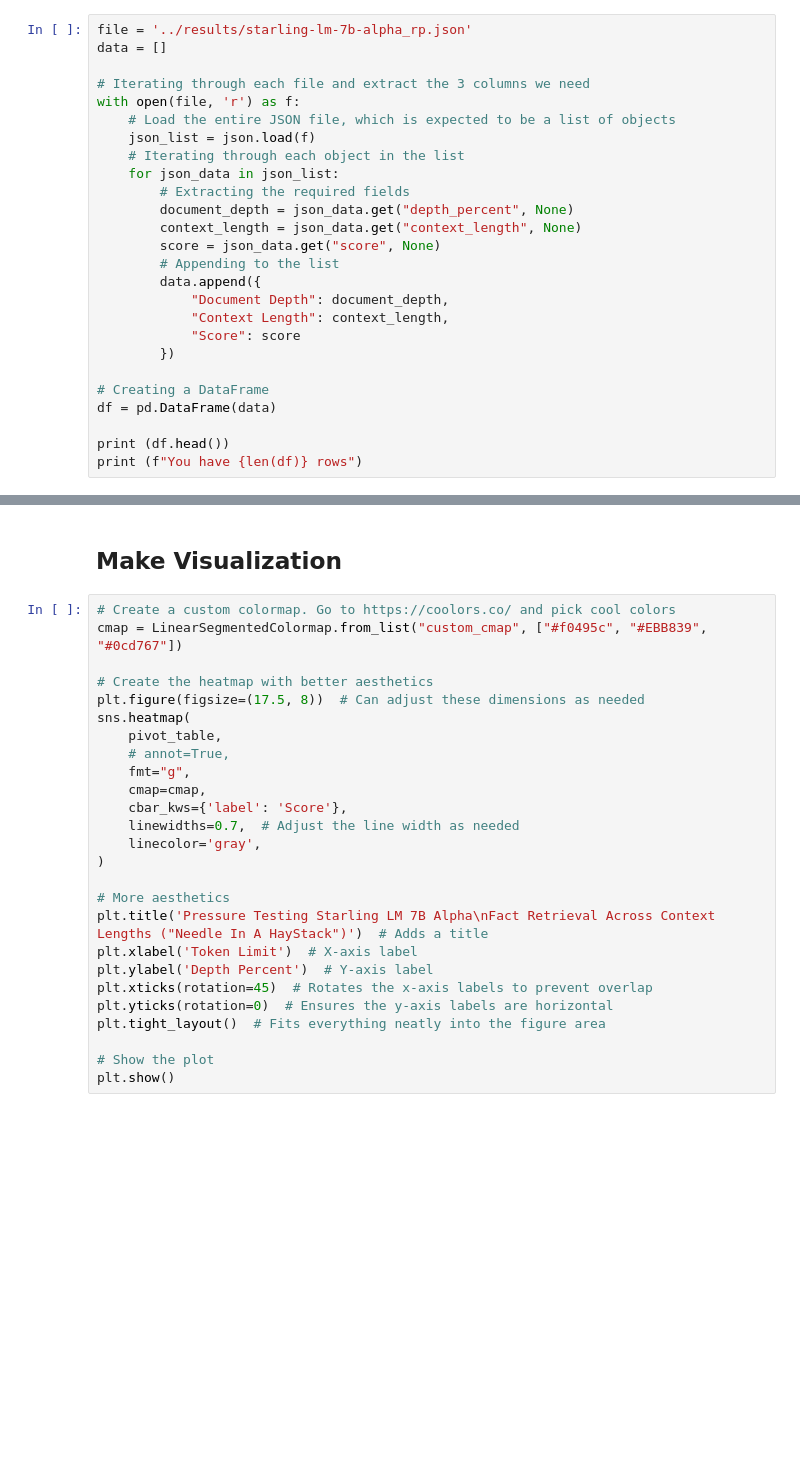
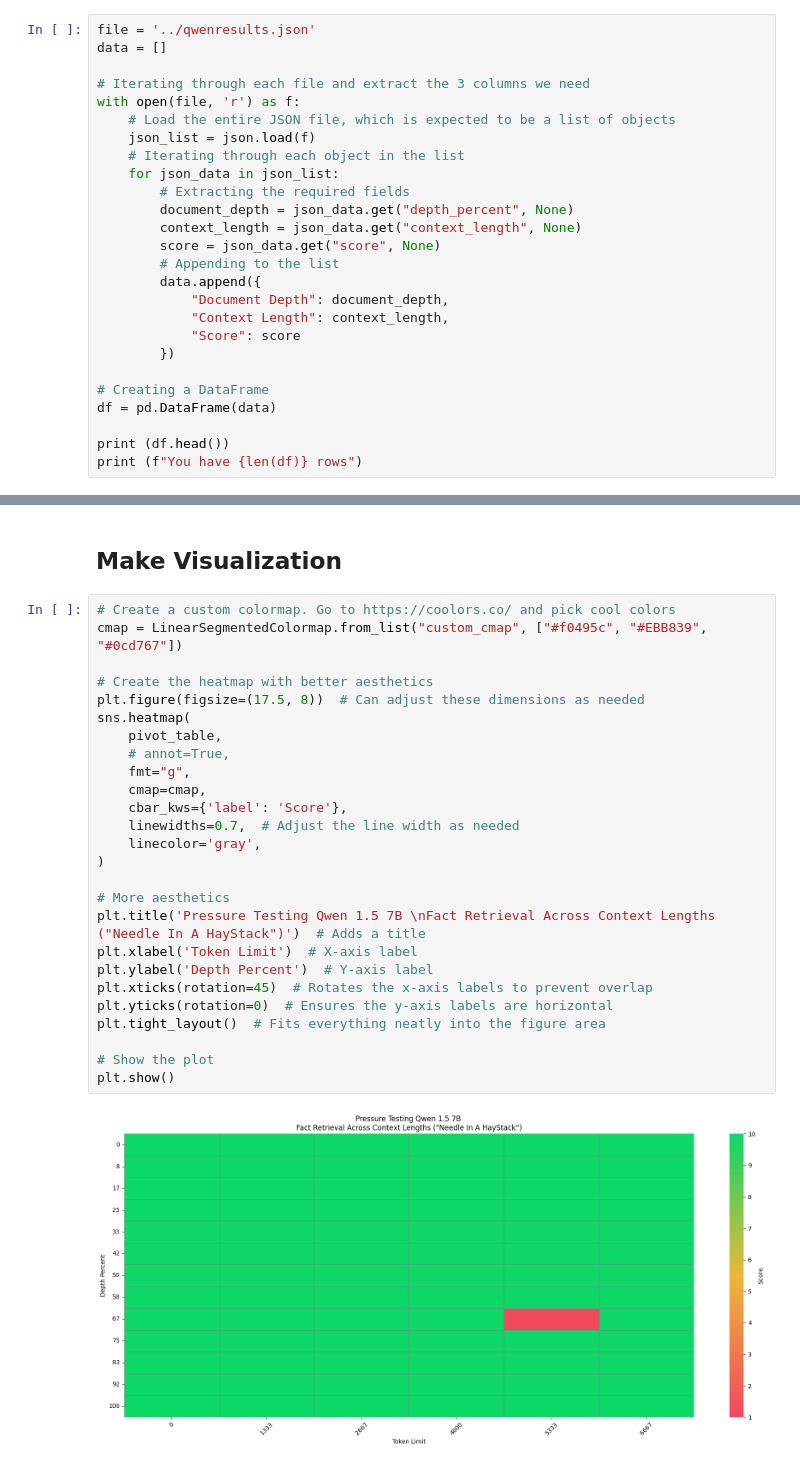
Before and after one commit to LeonEricsson/llmcontext, a Jupyter notebook: utils/visualize.ipynb, the cells around one changed output, grey strips where cells are left out. Saved outputs shown, nothing was run; the diff lists cells and outputs as text; blank space fills up the shorter version.

Commit message:
qwen 1.5

```diff
--- a/utils/visualize.ipynb
+++ b/utils/visualize.ipynb
@@ -23,7 +23,7 @@ import json
 import os
 import glob
 # %%
-file = '../results/starling-lm-7b-alpha_rp.json'
+file = '../qwenresults.json'
 data = []
 
 # Iterating through each file and extract the 3 columns we need
@@ -61,26 +77,28 @@ pivot_table.iloc[:5, :5]
 # %%
 # Create a custom colormap. Go to https://coolors.co/ and pick cool colors
 cmap = LinearSegmentedColormap.from_list("custom_cmap", ["#f0495c", "#EBB839", "#0cd767"])
 
 # Create the heatmap with better aesthetics
 plt.figure(figsize=(17.5, 8))  # Can adjust these dimensions as needed
 sns.heatmap(
     pivot_table,
     # annot=True,
     fmt="g",
     cmap=cmap,
     cbar_kws={'label': 'Score'},
     linewidths=0.7,  # Adjust the line width as needed
     linecolor='gray',
 )
 
 # More aesthetics
-plt.title('Pressure Testing Starling LM 7B Alpha\nFact Retrieval Across Context Lengths ("Needle In A HayStack")')  # Adds a title
+plt.title('Pressure Testing Qwen 1.5 7B \nFact Retrieval Across Context Lengths ("Needle In A HayStack")')  # Adds a title
 plt.xlabel('Token Limit')  # X-axis label
 plt.ylabel('Depth Percent')  # Y-axis label
 plt.xticks(rotation=45)  # Rotates the x-axis labels to prevent overlap
 plt.yticks(rotation=0)  # Ensures the y-axis labels are horizontal
 plt.tight_layout()  # Fits everything neatly into the figure area
 
 # Show the plot
 plt.show()
+# %% [output]
+[figure, added]
```
Also changed, not shown: parts of 2 cells of this notebook, 6 other files.
